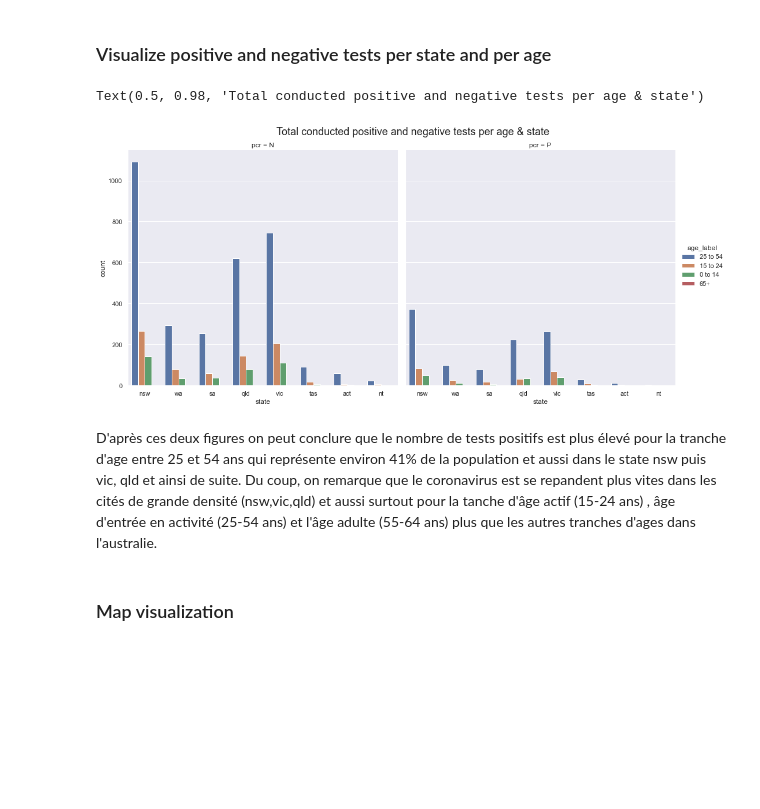
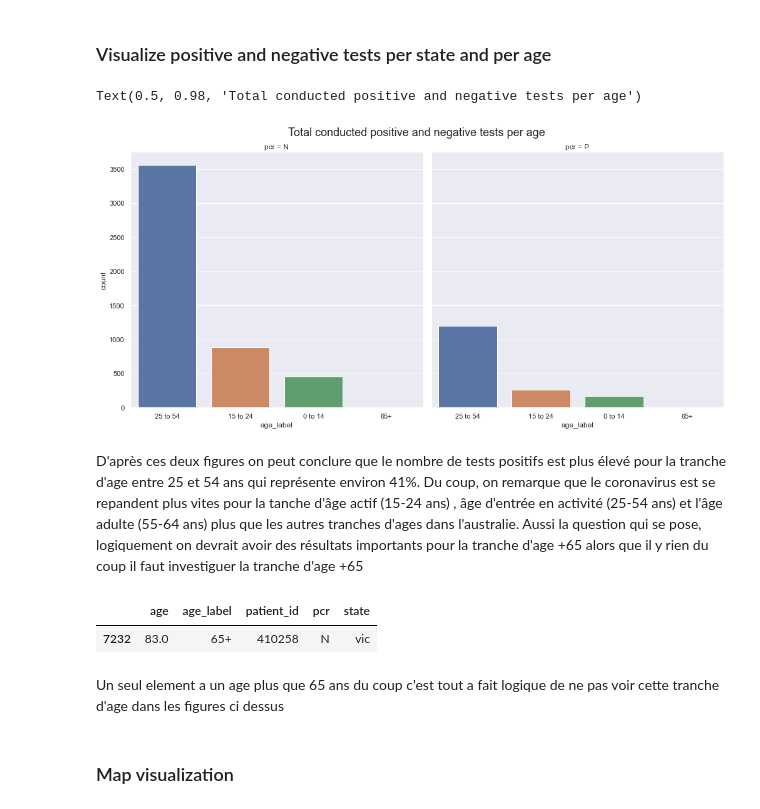
Before and after one commit to OussemaFr/Australia-COVID-19-Data-Analysis, a Jupyter notebook: EDA_notebook.ipynb, the cells around one changed output. Saved outputs shown, nothing was run; the diff lists cells and outputs as text; code cells hidden in the pictures; blank space fills up the shorter version.

Commit message:
update inria assignement

```diff
--- a/EDA_notebook.ipynb
+++ b/EDA_notebook.ipynb
@@ -43,7 +43,7 @@ import matplotlib.pyplot as plt
 ## Verify list of tables
 # %%
 #create engine to make connection to data base
-db_schema = 'sqlite:///inria-aphp-assignment-master/data.db'
+db_schema = 'sqlite:///data.db'
 engine = create_engine(db_schema, echo=False)
 engine.table_names()
 # %% [output]
@@ -177,23 +183,33 @@ def clean_pcr_ids(df,dict_duplicates_id):
 
     new_df = df.copy()
     #verify whether the duplicates on patient id have the same pcr result or not
+
     for id,count in Counter(new_df.patient_id).most_common():
+
         #detect duplicates ids
         if count > 1:
+
             #detect whether the id and its duplicates having same pcr result if set(results)=1 then yes otherwise not
             if len(set(new_df[new_df["patient_id"]==id]["pcr"])) != 1:
                 #delete the id and its duplicates
                 new_df = new_df[new_df.patient_id != id]
+
             elif len(set(new_df[new_df["patient_id"]==id]["pcr"])) == 1:
                 #verify if id in dictionary keys
+
                 if str(id) in dict_duplicates_id.keys():
+
                     #verify if number of id duplicates in pcr dataframe equal to same id duplicates in patient dataframe
                     if count == len(dict_duplicates_id[str(id)])+1:
+
                         #add new assigned ids in part one to new df
                         for el in dict_duplicates_id[str(id)]:
                             new_df = new_df.append({'patient_id':int(el), 'pcr':new_df[new_df["patient_id"]==id].iloc[0]["pcr"]}, ignore_index=True)
+
         #keep only first id and delete its duplicates as they were replcaed by new ids
     new_df.drop_duplicates(keep = 'first',inplace=True)
+    new_df = new_df.reset_index(drop=True)
+
     return new_df
 # %%
 #get cleaned pcr dataframe
@@ -434,14 +456,22 @@ D'près cette figure, on remarque que le nombre de tests effectué est proportio
 ### Visualize positive and negative tests per state and per age
 # %%
 sns.set(style="darkgrid")
-g = sns.catplot(x="state",hue="age_label", col="pcr",data=df_age, kind="count",height=7)
+g = sns.catplot(x="age_label", col="pcr",data=df_age, kind="count",height=7)
 g.fig.subplots_adjust(top=0.9)
-g.fig.suptitle("Total conducted positive and negative tests per age & state",fontsize=18)
+g.fig.suptitle("Total conducted positive and negative tests per age",fontsize=18)
 # %% [output]
-Text(0.5, 0.98, 'Total conducted positive and negative tests per age & state')
+Text(0.5, 0.98, 'Total conducted positive and negative tests per age')
-[figure, old version]
+[figure, new version]
 # %% [markdown]
-D'après ces deux figures on peut conclure que le nombre de tests positifs est plus élevé pour la tranche d'age entre 25 et 54 ans qui représente environ 41% de la population et aussi dans le state nsw puis vic, qld et ainsi de suite. Du coup, on remarque que le coronavirus est se repandent plus vites dans les cités de grande densité (nsw,vic,qld) et aussi surtout pour la tanche d'âge actif (15-24 ans) , âge d'entrée en activité (25-54 ans) et l'âge adulte (55-64 ans) plus que les autres tranches d'ages dans l'australie.
+D'après ces deux figures on peut conclure que le nombre de tests positifs est plus élevé pour la tranche d'age entre 25 et 54 ans qui représente environ 41%. Du coup, on remarque que le coronavirus est se repandent plus vites pour la tanche d'âge actif (15-24 ans) , âge d'entrée en activité (25-54 ans) et l'âge adulte (55-64 ans) plus que les autres tranches d'ages dans l'australie. Aussi la question qui se pose, logiquement on devrait avoir des résultats importants pour la tranche d'age +65 alors que il y rien du coup il faut investiguer la tranche d'age +65
+# %%
+#get data when age_label == 65+
+df_age[df_age.age_label == "65+"]
+# %% [output]
+|  | age | age_label | patient_id | pcr | state |
+| 7232 | 83.0 | 65+ | 410258 | N | vic |
+# %% [markdown]
+Un seul element a un age plus que 65 ans du coup c'est tout a fait logique de ne pas voir cette tranche d'age dans les figures ci dessus
 # %% [markdown]
 ### Map visualization
 # %%
```
Also changed, not shown: parts of 9 cells of this notebook, 3 other files.
